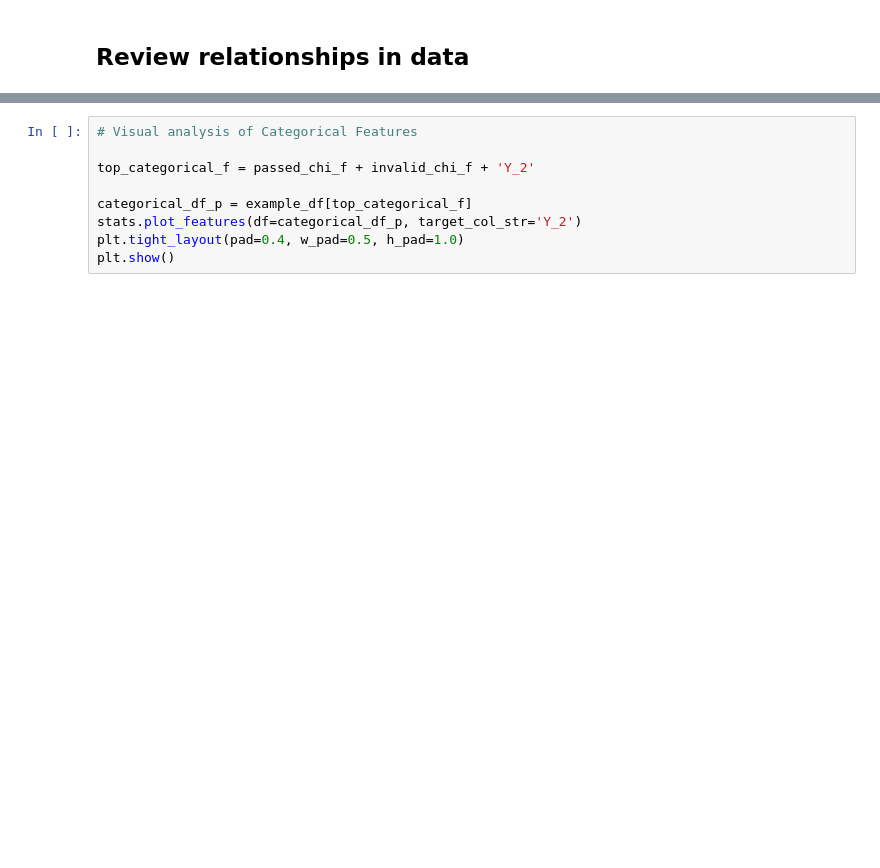
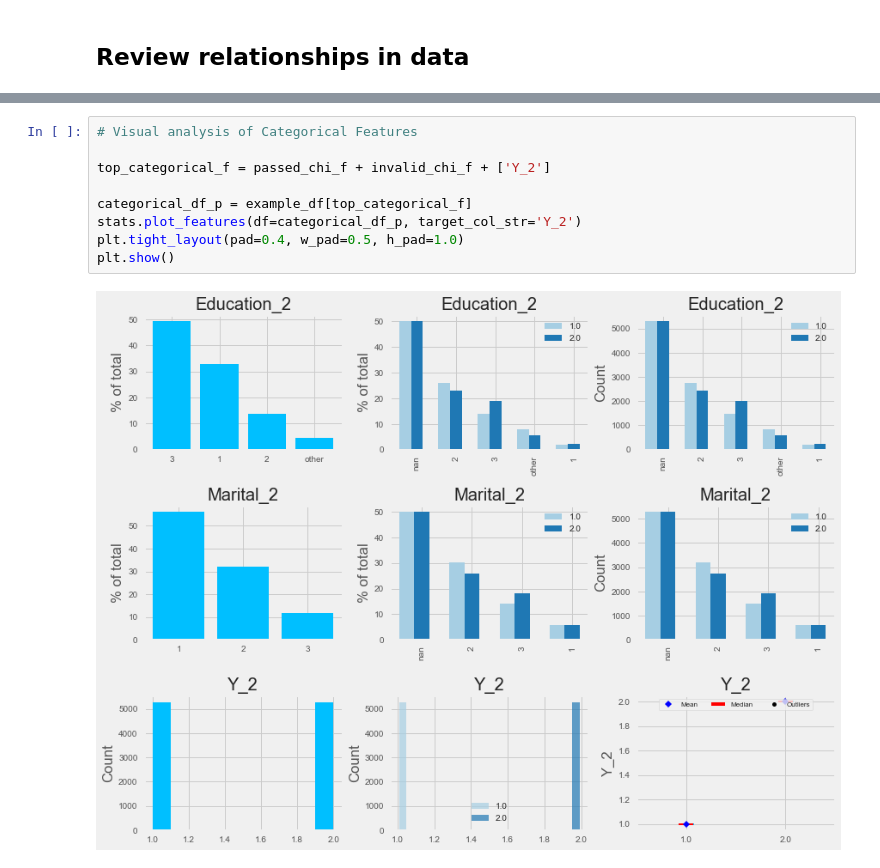
Before and after one commit to MVerbakel/statistical_review, a Jupyter notebook: Initial_analysis_example.ipynb, the cells around one changed output, grey strips where cells are left out. Cells and saved outputs as stored; diff of their text form; blank space fills up the shorter version.

```diff
--- a/Initial_analysis_example.ipynb
+++ b/Initial_analysis_example.ipynb
@@ -134,9 +208,11 @@ print(invalid_chi_f)
 # %%
 # Visual analysis of Categorical Features
 
-top_categorical_f = passed_chi_f + invalid_chi_f + 'Y_2'
+top_categorical_f = passed_chi_f + invalid_chi_f + ['Y_2']
 
 categorical_df_p = example_df[top_categorical_f]
 stats.plot_features(df=categorical_df_p, target_col_str='Y_2')
 plt.tight_layout(pad=0.4, w_pad=0.5, h_pad=1.0)
 plt.show()
+# %% [output]
+[figure, added]
```
Also changed, not shown: parts of 16 cells of this notebook, 1 other file.
